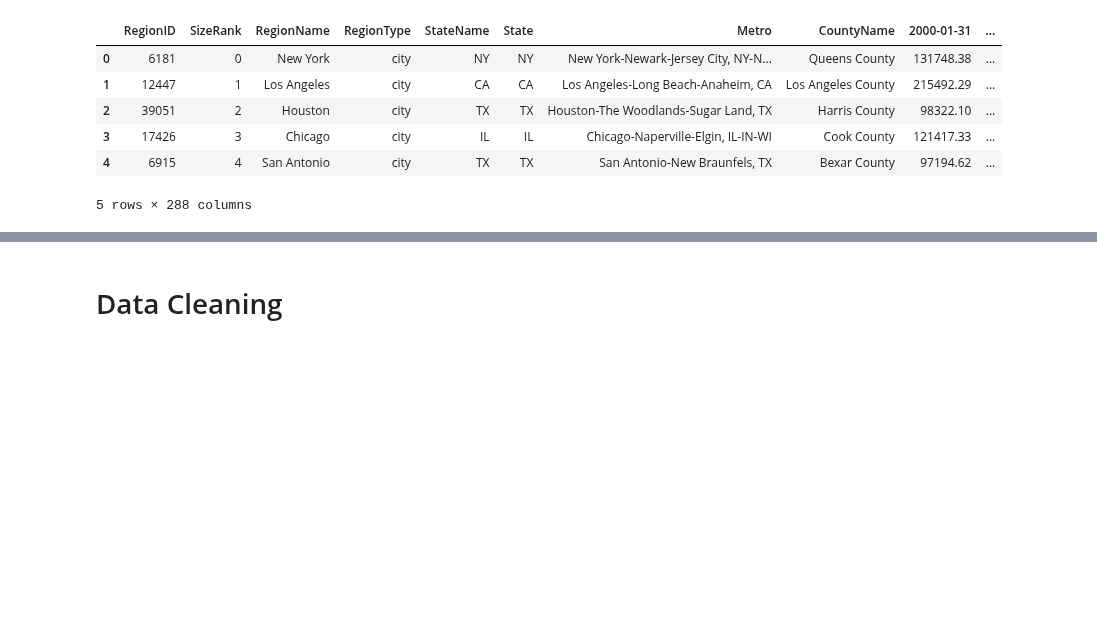
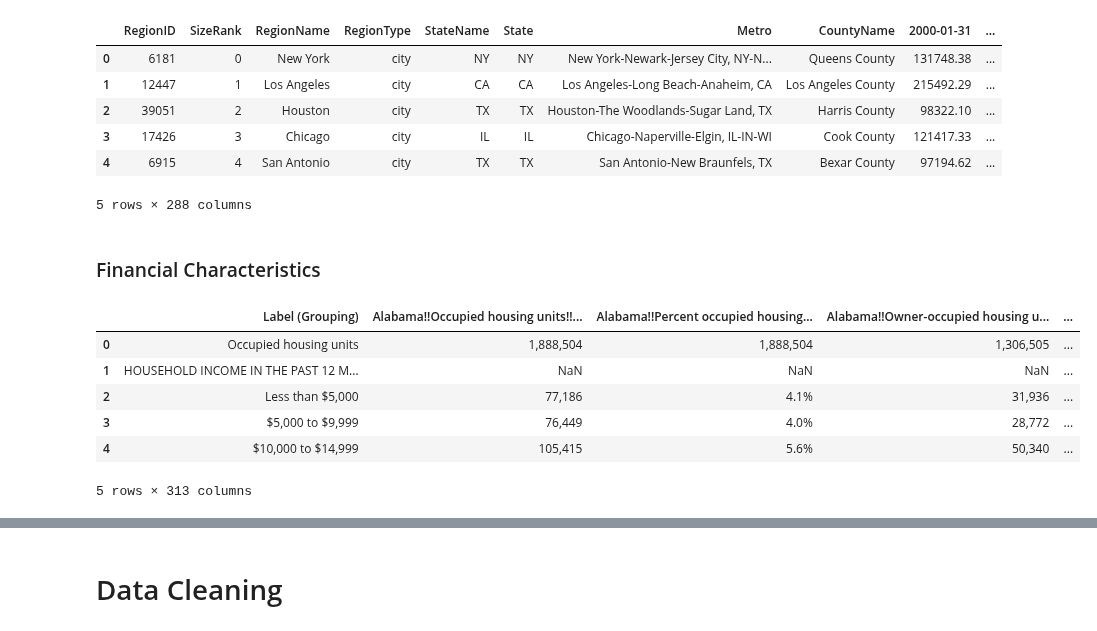
Before and after one commit to ahvuong/COGS108_Data_Science_In_Practice, a Jupyter notebook: DataCheckpointGroup_Sp23_AAA-H.ipynb, the cells around one changed output, grey strips where cells are left out. Cells and saved outputs as stored; diff of their text form; code cells hidden in the pictures; blank space fills up the shorter version.

Commit message:
Update DataCheckpoint and Add 2 new data

```diff
--- a/DataCheckpointGroup_Sp23_AAA-H.ipynb
+++ b/DataCheckpointGroup_Sp23_AAA-H.ipynb
@@ -93,3 +105,17 @@ home_values.head()
 | 3 | 17426 | 3 | Chicago | city | IL | IL | Chicago-Naperville-Elgin, IL-IN-WI | Cook County | 121417.33 | ... |
 | 4 | 6915 | 4 | San Antonio | city | TX | TX | San Antonio-New Braunfels, TX | Bexar County | 97194.62 | ... |
 5 rows × 288 columns
+# %% [markdown]
+### Financial Characteristics
+# %%
+# 2020 dataset
+df2020 = pd.read_csv('data/ACSST5Y2020.S2503-2023-05-17T062125.csv')
+df2020.head()
+# %% [output]
+|  | Label (Grouping) | Alabama!!Occupied housing units!!... | Alabama!!Percent occupied housing... | Alabama!!Owner-occupied housing u... | ... |
+| 0 | Occupied housing units | 1,888,504 | 1,888,504 | 1,306,505 | ... |
+| 1 | HOUSEHOLD INCOME IN THE PAST 12 M... | NaN | NaN | NaN | ... |
+| 2 | Less than $5,000 | 77,186 | 4.1% | 31,936 | ... |
+| 3 | $5,000 to $9,999 | 76,449 | 4.0% | 28,772 | ... |
+| 4 | $10,000 to $14,999 | 105,415 | 5.6% | 50,340 | ... |
+5 rows × 313 columns
```
Also changed, not shown: parts of 20 cells of this notebook, 2 other files.
